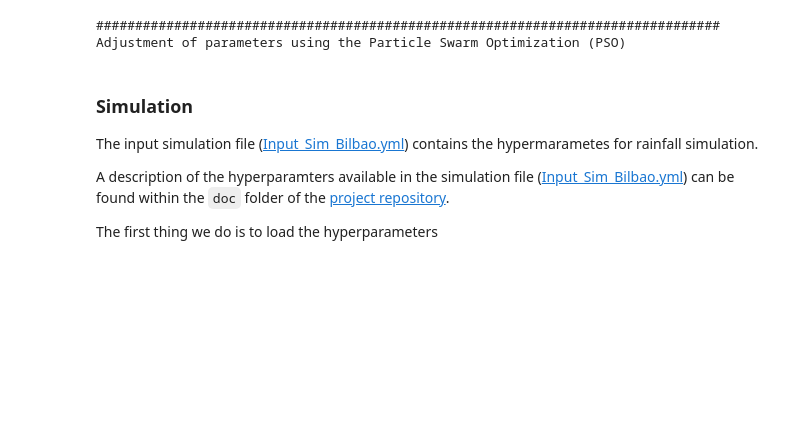
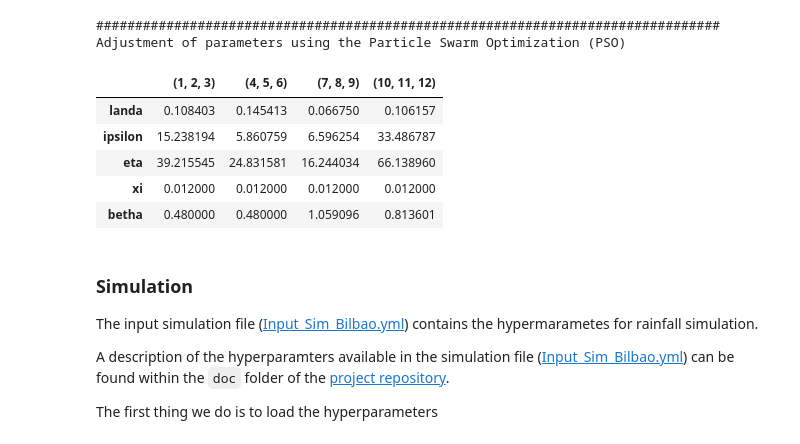
Before and after one commit to IHCantabria/NEOPRENE, a Jupyter notebook: notebooks/NSRP_test.ipynb, the cells around one changed output. Cells and saved outputs as stored; diff of their text form; code cells hidden in the pictures; blank space fills up the shorter version.

```diff
--- a/notebooks/NSRP_test.ipynb
+++ b/notebooks/NSRP_test.ipynb
@@ -94,6 +94,15 @@ CAL1.save_files('./BILBAO/CAL1/')
 # %% [output]
 ################################################################################
 Adjustment of parameters using the Particle Swarm Optimization (PSO)
+# %%
+CAL1.Fitted_parameters
+# %% [output]
+|  | (1, 2, 3) | (4, 5, 6) | (7, 8, 9) | (10, 11, 12) |
+| landa | 0.108403 | 0.145413 | 0.066750 | 0.106157 |
+| ipsilon | 15.238194 | 5.860759 | 6.596254 | 33.486787 |
+| eta | 39.215545 | 24.831581 | 16.244034 | 66.138960 |
+| xi | 0.012000 | 0.012000 | 0.012000 | 0.012000 |
+| betha | 0.480000 | 0.480000 | 1.059096 | 0.813601 |
 # %% [markdown]
 ### Simulation
 
```
Also changed, not shown: 15 other files.
